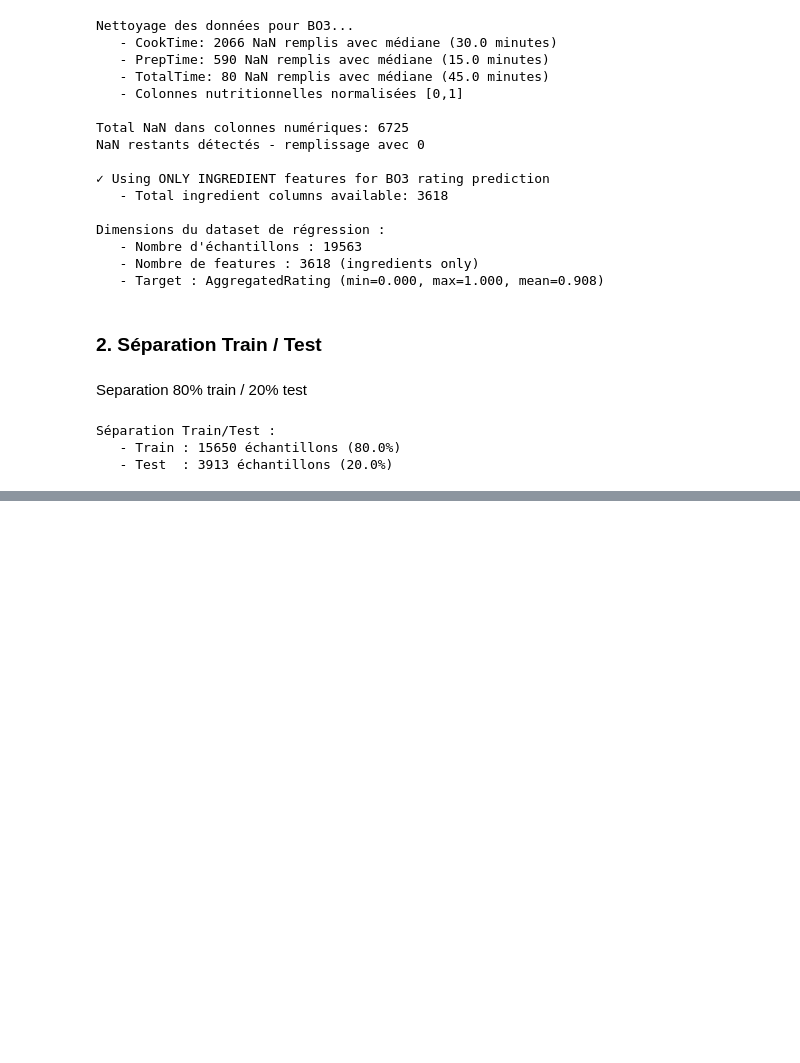
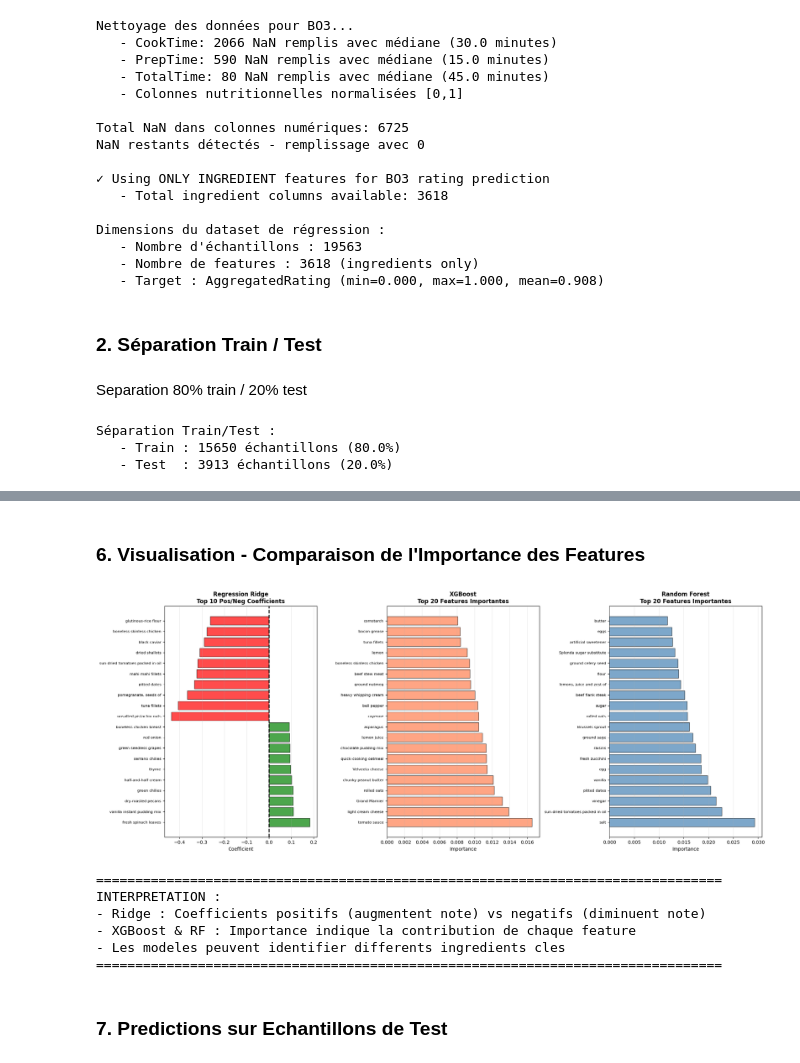
Before and after one commit to Louaytlili/MLdeployment, a Jupyter notebook: BO13.ipynb, the cells around one changed output, grey strips where cells are left out. Saved outputs shown, nothing was run; the diff lists cells and outputs as text; code cells hidden in the pictures; blank space fills up the shorter version.

```diff
--- a/BO13.ipynb
+++ b/BO13.ipynb
@@ -2012,0 +1537,58 @@ Despite negative R², the model still provides useful predictions within 0.3 sta
+# %% [markdown]
+### **6. Visualisation - Comparaison de l'Importance des Features**
+# %%
+import matplotlib.pyplot as plt
+
+fig, axes = plt.subplots(1, 3, figsize=(20, 8))
+
+# Ridge - Top 20 coefficients
+ridge_top20 = pd.concat([
+    ridge_coef_df.sort_values('Coefficient', ascending=False).head(10),
+    ridge_coef_df.sort_values('Coefficient', ascending=True).head(10)
+])
+colors_ridge = ['green' if c > 0 else 'red' for c in ridge_top20['Coefficient']]
+axes[0].barh(range(len(ridge_top20)), ridge_top20['Coefficient'], color=colors_ridge, alpha=0.7, edgecolor='black')
+axes[0].set_yticks(range(len(ridge_top20)))
+axes[0].set_yticklabels(ridge_top20['Feature'], fontsize=8)
+axes[0].set_xlabel('Coefficient', fontsize=10)
+axes[0].set_title('Regression Ridge\nTop 10 Pos/Neg Coefficients', fontsize=12, fontweight='bold')
+axes[0].axvline(x=0, color='black', linestyle='--', linewidth=2)
+axes[0].grid(axis='x', alpha=0.3)
+
+# XGBoost - Top 20
+xgb_top20 = xgb_importance_df.head(20)
+axes[1].barh(range(len(xgb_top20)), xgb_top20['Importance'], color='coral', alpha=0.7, edgecolor='black')
+axes[1].set_yticks(range(len(xgb_top20)))
+axes[1].set_yticklabels(xgb_top20['Feature'], fontsize=8)
+axes[1].set_xlabel('Importance', fontsize=10)
+axes[1].set_title('XGBoost\nTop 20 Features Importantes', fontsize=12, fontweight='bold')
+axes[1].grid(axis='x', alpha=0.3)
+
+# Random Forest - Top 20
+rf_top20 = rf_importance_df.head(20)
+axes[2].barh(range(len(rf_top20)), rf_top20['Importance'], color='steelblue', alpha=0.7, edgecolor='black')
+axes[2].set_yticks(range(len(rf_top20)))
+axes[2].set_yticklabels(rf_top20['Feature'], fontsize=8)
+axes[2].set_xlabel('Importance', fontsize=10)
+axes[2].set_title('Random Forest\nTop 20 Features Importantes', fontsize=12, fontweight='bold')
+axes[2].grid(axis='x', alpha=0.3)
+
+plt.tight_layout()
+plt.show()
+
+print("=" * 80)
+print("INTERPRETATION :")
+print("- Ridge : Coefficients positifs (augmentent note) vs negatifs (diminuent note)")
+print("- XGBoost & RF : Importance indique la contribution de chaque feature")
+print("- Les modeles peuvent identifier differents ingredients cles")
+print("=" * 80)
+# %% [output]
+[figure, added]
+================================================================================
+INTERPRETATION :
+- Ridge : Coefficients positifs (augmentent note) vs negatifs (diminuent note)
+- XGBoost & RF : Importance indique la contribution de chaque feature
+- Les modeles peuvent identifier differents ingredients cles
+================================================================================
+# %% [markdown]
+### **7. Predictions sur Echantillons de Test**
```
Also changed, not shown: parts of 45 cells of this notebook, 3 other files.
